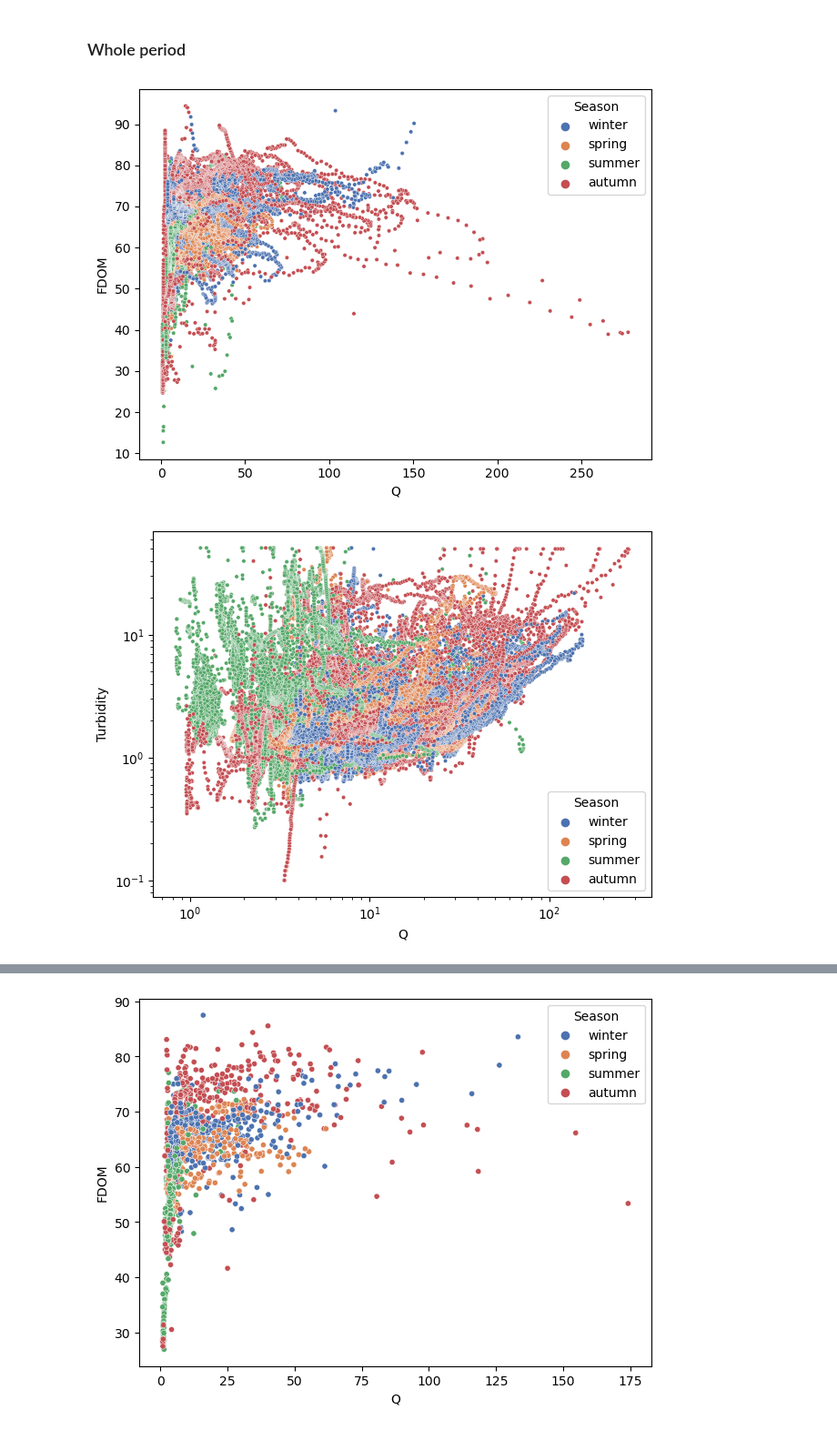
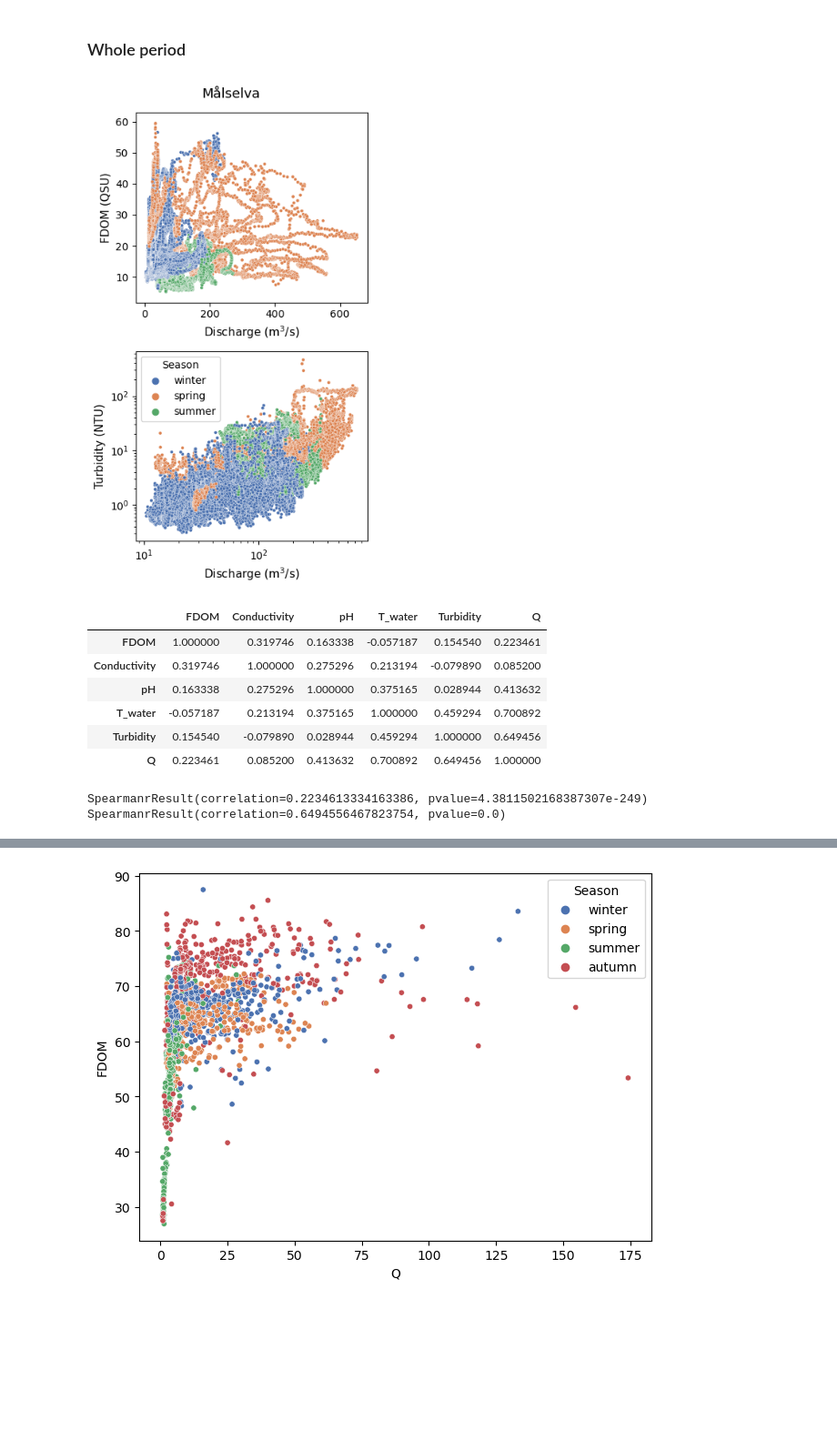
Before and after one commit to NIVANorge/maalselva, a Jupyter notebook: 2022_MD/code/md_option4_python.ipynb, the cells around one changed output, grey strips where cells are left out. Shown at 91% size. Cells and saved outputs as stored; diff of their text form; code cells hidden in the pictures; blank space fills up the shorter version.

```diff
--- a/2022_MD/code/md_option4_python.ipynb
+++ b/2022_MD/code/md_option4_python.ipynb
@@ -493,8 +506,8 @@ zoom_periods_dict = {'Storelva': ['2018-09-05', '2018-09-15',
                                   ['FDOM', 'Turbidity']]
                     }
 
-figsize_dict = {'Storelva': (6, 4),
-                'Malselva': (8, 4)}
+figsize_dict = {'Storelva': (4, 4),
+                'Malselva': (4, 4)}
 
 li = zoom_periods_dict[site]
 
@@ -513,11 +526,12 @@ for i, ax in enumerate(axs):
     if var == 'Turbidity':
         axs[i].set_yscale("log")
 
-    axs[i].set_ylabel(zoom_df.columns[i])
-    ax2.set_ylabel('Q')
+    axs[i].set_ylabel(zoom_df.columns[i], size=11)
+    ax2.set_ylabel('Q (m$^3$/s', size=11)
     axs[i].set_xlabel('')
+    axs[i].tick_params(axis='x', labelsize=10)
 
-# plt.suptitle("%s" % site_name_dict[site], size=12);
+plt.suptitle("%s" % site_name_dict[site], size=12);
 
 plt.tight_layout()
 plt.savefig(r'../figures/timeseries_event-example_%s.png' % site)
@@ -556,26 +572,66 @@ N.B. this R package looks like it could be useful: https://cran.r-project.org/we
 # %%
 var_li = ["FDOM", "Turbidity"]
 if site == 'Malselva':
     hue_order = ['winter', 'spring', 'summer']
 else:
     hue_order = ['winter', 'spring', 'summer', 'autumn']
 
-for var in var_li:
+fig, axs = plt.subplots(2, 1, figsize=(4, 7))
+for i, var in enumerate(var_li):
     # Hourly data
-    fig = plt.figure()
     sns.scatterplot(x="Q", y=var, data=df_hourly, s=10, hue="Season",
                     palette="deep",
-                    hue_order=hue_order)
+                    hue_order=hue_order,
+                    ax=axs[i])
 
     if site == 'Malselva' and var == 'FDOM':
-        plt.ylim(ymax=63)
+        axs[i].set_ylim(ymax=63)
+
     if var == 'Turbidity':
-        # plt.ylim(ymin=0)
-        plt.yscale('log')
-        plt.xscale('log')
+        # axs[i].set_ylim(ymin=0)
+        axs[i].set_yscale('log')
+        axs[i].set_xscale('log')
 
-    plt.tight_layout()
-    plt.savefig(r'../figures/FDOM-Q_hourly_AllData_%s-%s.png' % (site, var))
+    axs[i].set_xlabel('Discharge (m$^3$/s)', size=11)
+    if var == 'FDOM':
+        axs[i].set_ylabel('FDOM (QSU)', size=11)
+    else:
+        axs[i].set_ylabel('Turbidity (NTU)', size=11)
+
+    if i==0:
+        axs[i].get_legend().remove()
+
+plt.suptitle("%s" % site_name_dict[site], size=13);
+plt.tight_layout()
+plt.savefig(r'../figures/CQ_hourly_AllData_%s.png' % (site))
 # %% [output]
-[figure, old version]
+[figure, new version]
-[figure, removed]
+# %%
+df_hourly.corr(method='spearman')
+# %% [output]
+|  | FDOM | Conductivity | pH | T_water | Turbidity | Q |
+| FDOM | 1.000000 | 0.319746 | 0.163338 | -0.057187 | 0.154540 | 0.223461 |
+| Conductivity | 0.319746 | 1.000000 | 0.275296 | 0.213194 | -0.079890 | 0.085200 |
+| pH | 0.163338 | 0.275296 | 1.000000 | 0.375165 | 0.028944 | 0.413632 |
+| T_water | -0.057187 | 0.213194 | 0.375165 | 1.000000 | 0.459294 | 0.700892 |
+| Turbidity | 0.154540 | -0.079890 | 0.028944 | 0.459294 | 1.000000 | 0.649456 |
+| Q | 0.223461 | 0.085200 | 0.413632 | 0.700892 | 0.649456 | 1.000000 |
+# %%
+# def calculate_pvalues(df):
+#     dfcols = pd.DataFrame(columns=df.columns)
+#     pvalues = dfcols.transpose().join(dfcols, how='outer')
+#     for r in df.columns:
+#         for c in df.columns:
+#             tmp = df[df[r].notnull() & df[c].notnull()]
+#             pvalues[r][c] = round(pearsonr(tmp[r], tmp[c])[1], 4)
+#     return pvalues
+
+# calculate_pvalues(df_hourly)
+tmp = df_hourly[['FDOM', 'Q']].copy().dropna(axis=0)
+print(spearmanr(tmp['FDOM'], tmp['Q']))
+
+tmp = df_hourly[['Turbidity', 'Q']].copy().dropna(axis=0)
+print(spearmanr(tmp['Turbidity'], tmp['Q']))
+# %% [output]
+SpearmanrResult(correlation=0.2234613334163386, pvalue=4.3811502168387307e-249)
+SpearmanrResult(correlation=0.6494556467823754, pvalue=0.0)
```
Also changed, not shown: parts of 9 cells of this notebook, 6 other files.
